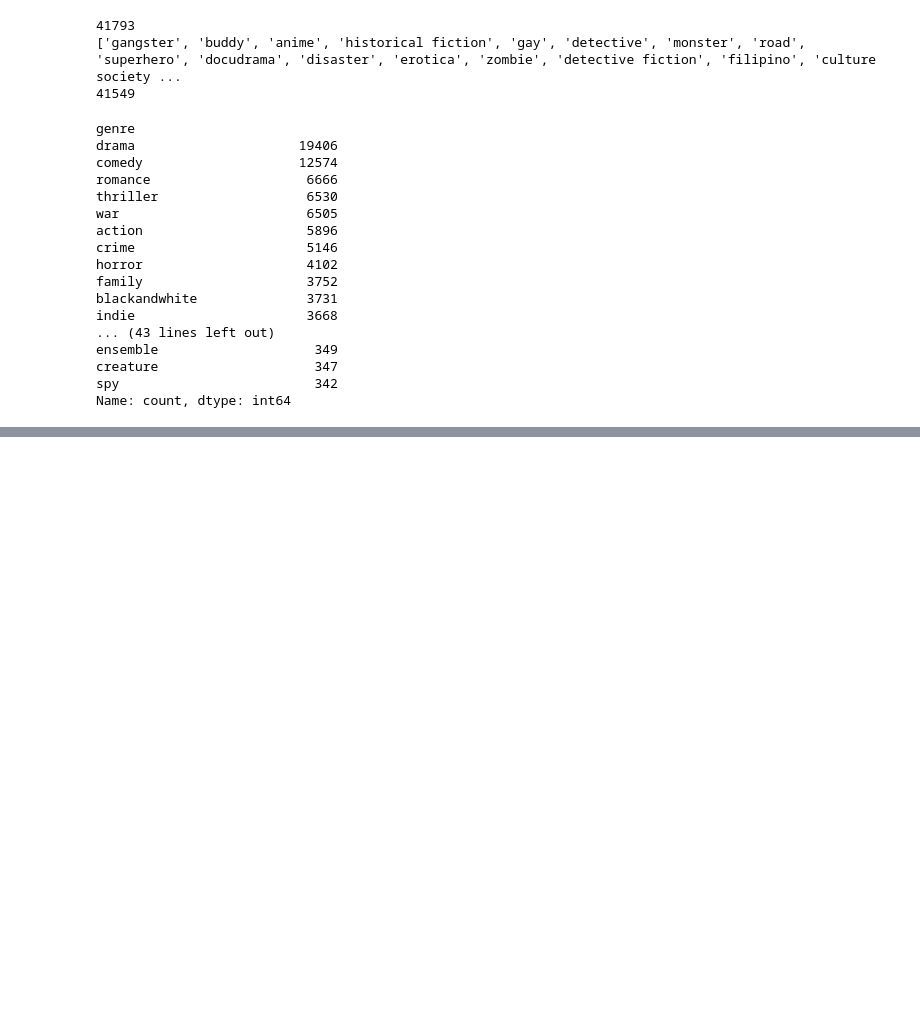
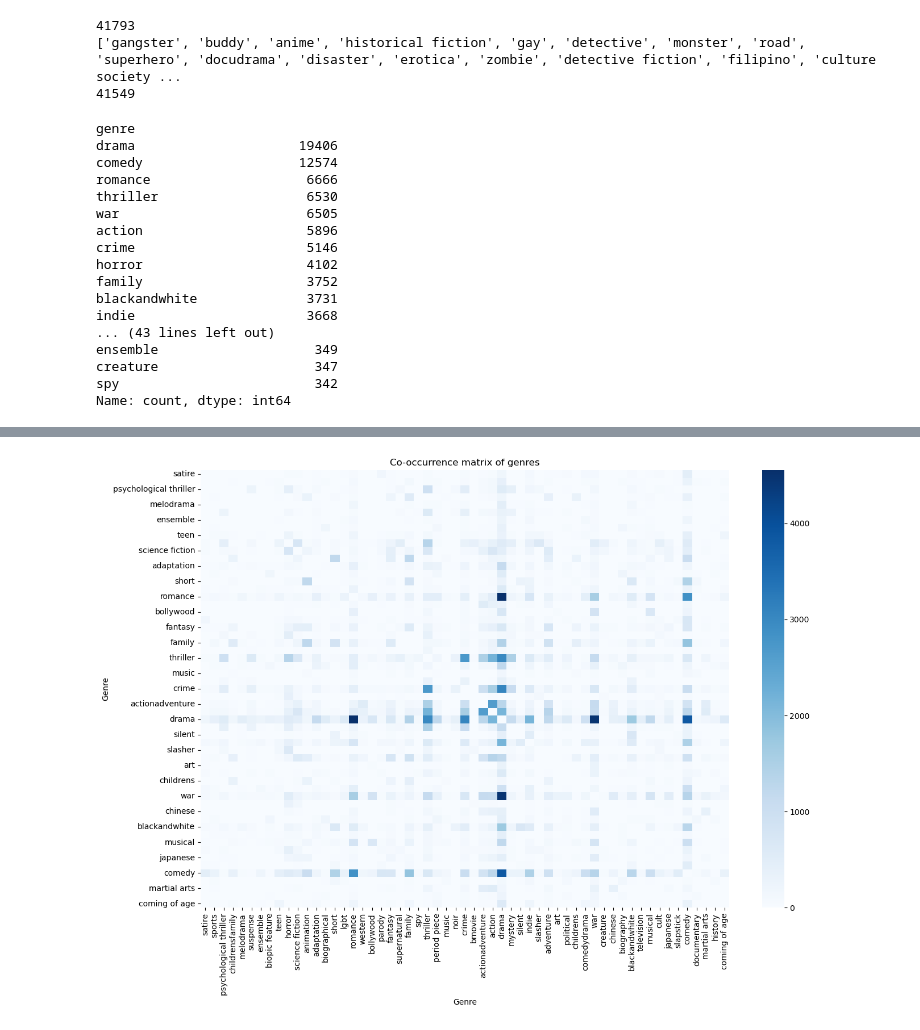
Before and after one commit to MatthiasRemta/NLP_Project, a Jupyter notebook: reducing_categories.ipynb, the cells around one changed output, grey strips where cells are left out. Drawn from its saved outputs; the diff is of its cells as text; code cells hidden in the pictures; blank space fills up the shorter version.

```diff
--- a/reducing_categories.ipynb
+++ b/reducing_categories.ipynb
@@ -262,3 +278,39 @@ print(len(df_exploded['genre'].unique()))
 # %%
 #save the df to a pickle file
 df.to_pickle("./Data/MovieSummaries/plots_genres_reduced_to_60.pkl")
+# %%
+#make coocurence matrix for genres
+
+if not os.path.isfile('Data/MovieSummaries/cooccurrence_matrix.pkl'):
+    # Create a list of all genres
+    genres = list(set([genre for sublist in df['genre'] for genre in sublist]))
+
+    # Create an empty co-occurrence matrix
+    cooccurrence_matrix = pd.DataFrame(index=genres, columns=genres)
+
+    # Fill in the missing values with zeros
+    cooccurrence_matrix.fillna(0, inplace=True)
+
+    # Calculate the co-occurrence matrix
+    for genre_list in df['genre']:
+        for genre_1 in genre_list:
+            for genre_2 in genre_list:
+                if genre_1 != genre_2:
+                    cooccurrence_matrix.loc[genre_1, genre_2] += 1
+
+    # Print the co-occurrence matrix
+    cooccurrence_matrix
+
+    #save the cooccurence matrix to a pickle file
+    cooccurrence_matrix.to_pickle("./Data/MovieSummaries/cooccurrence_matrix.pkl")
+# %%
+#plot the cooccurence matrix
+import seaborn as sns
+plt.figure(figsize=(15,10))
+sns.heatmap(cooccurrence_matrix, annot=False, cmap='Blues')
+plt.title('Co-occurrence matrix of genres')
+plt.xlabel('Genre')
+plt.ylabel('Genre')
+plt.show()
+# %% [output]
+[figure, added]
```
Also changed, not shown: parts of 9 cells of this notebook, 2 other files.
